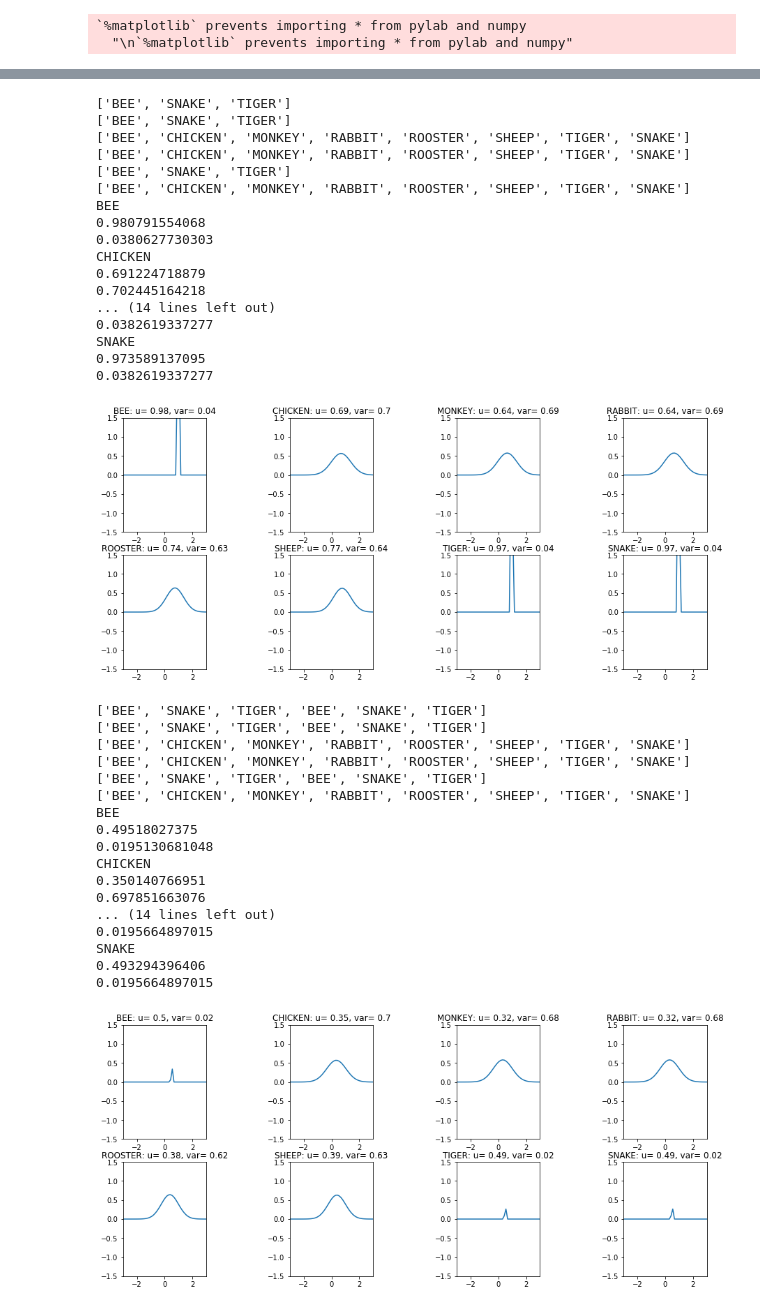
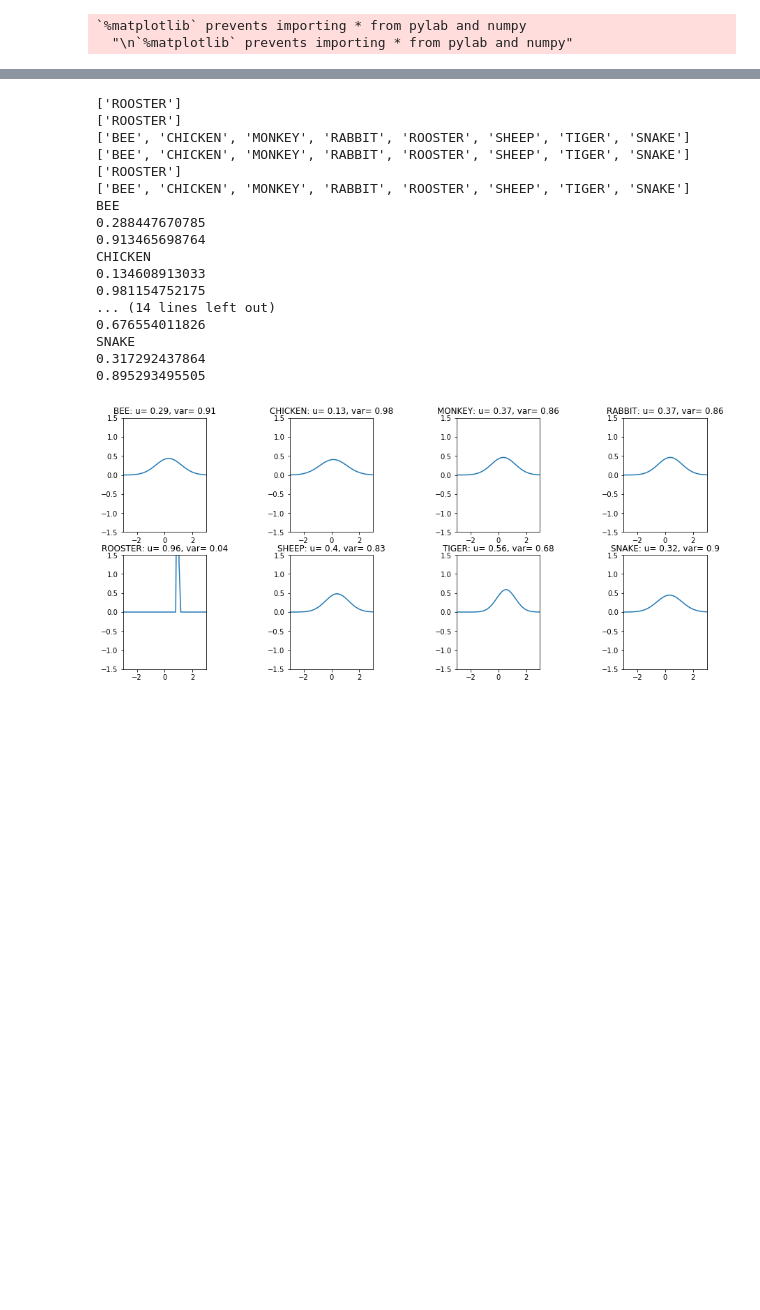
Before and after one commit to kirenguyen/unity-game-controllers, a Jupyter notebook: Student_Model_Example.ipynb, the cells around one changed output, grey strips where cells are left out. Saved outputs shown, nothing was run; the diff lists cells and outputs as text; code cells hidden in the pictures; blank space fills up the shorter version.

```diff
--- a/Student_Model_Example.ipynb
+++ b/Student_Model_Example.ipynb
@@ -275,53 +275,35 @@ subplots_adjust(left, bottom, right, top, wspace, hspace)
 # %%
 msm = StudentModel()
-Xtrain = ['BEE', 'SNAKE', 'TIGER'] # these numbers are just labels
-Ytrain = [1,1,1] # these numbers correspond to 'Correct' demonstrations
+Xtrain = ['ROOSTER'] # these numbers are just labels
+Ytrain = [1] # these numbers correspond to 'Correct' demonstrations
 
 msm.train_and_compute_posterior(Xtrain, Ytrain)
 msm.plot_curricular_distro()
 
-Xtrain = ['BEE', 'SNAKE', 'TIGER'] # these numbers are just labels
-Ytrain = [0,0,0] # these numbers correspond to 'Correct' demonstrations
+#Xtrain = ['BEE', 'SNAKE', 'TIGER'] # these numbers are just labels
+#Ytrain = [0,0,0] # these numbers correspond to 'Correct' demonstrations
 
-msm.train_and_compute_posterior(Xtrain, Ytrain)
-msm.plot_curricular_distro()
+#msm.train_and_compute_posterior(Xtrain, Ytrain)
+#msm.plot_curricular_distro()
 # %% [output]
-['BEE', 'SNAKE', 'TIGER']
-['BEE', 'SNAKE', 'TIGER']
+['ROOSTER']
+['ROOSTER']
 ['BEE', 'CHICKEN', 'MONKEY', 'RABBIT', 'ROOSTER', 'SHEEP', 'TIGER', 'SNAKE']
 ['BEE', 'CHICKEN', 'MONKEY', 'RABBIT', 'ROOSTER', 'SHEEP', 'TIGER', 'SNAKE']
-['BEE', 'SNAKE', 'TIGER']
+['ROOSTER']
 ['BEE', 'CHICKEN', 'MONKEY', 'RABBIT', 'ROOSTER', 'SHEEP', 'TIGER', 'SNAKE']
 BEE
-0.980791554068
-0.0380627730303
+0.288447670785
+0.913465698764
 CHICKEN
-0.691224718879
-0.702445164218
+0.134608913033
+0.981154752175
 ... (14 lines left out)
-0.0382619337277
+0.676554011826
 SNAKE
-0.973589137095
-0.0382619337277
+0.317292437864
+0.895293495505
-[figure, old version]
+[figure, new version]
-['BEE', 'SNAKE', 'TIGER', 'BEE', 'SNAKE', 'TIGER']
-['BEE', 'SNAKE', 'TIGER', 'BEE', 'SNAKE', 'TIGER']
-['BEE', 'CHICKEN', 'MONKEY', 'RABBIT', 'ROOSTER', 'SHEEP', 'TIGER', 'SNAKE']
-['BEE', 'CHICKEN', 'MONKEY', 'RABBIT', 'ROOSTER', 'SHEEP', 'TIGER', 'SNAKE']
-['BEE', 'SNAKE', 'TIGER', 'BEE', 'SNAKE', 'TIGER']
-['BEE', 'CHICKEN', 'MONKEY', 'RABBIT', 'ROOSTER', 'SHEEP', 'TIGER', 'SNAKE']
-BEE
-0.49518027375
-0.0195130681048
-CHICKEN
-0.350140766951
-0.697851663076
-... (14 lines left out)
-0.0195664897015
-SNAKE
-0.493294396406
-0.0195664897015
-[figure, removed]
 # %%
 
 ###################
```
Also changed, not shown: parts of 2 cells of this notebook, 7 other files.
